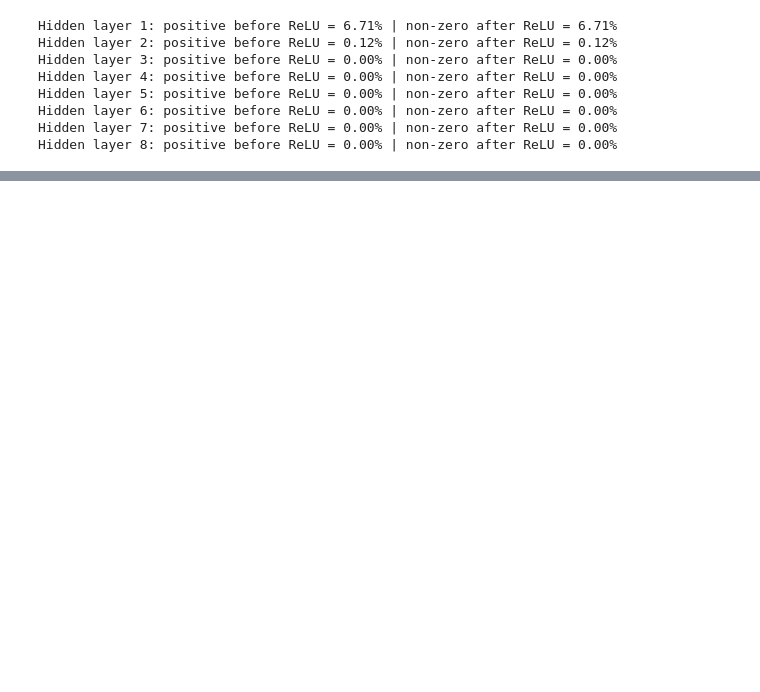
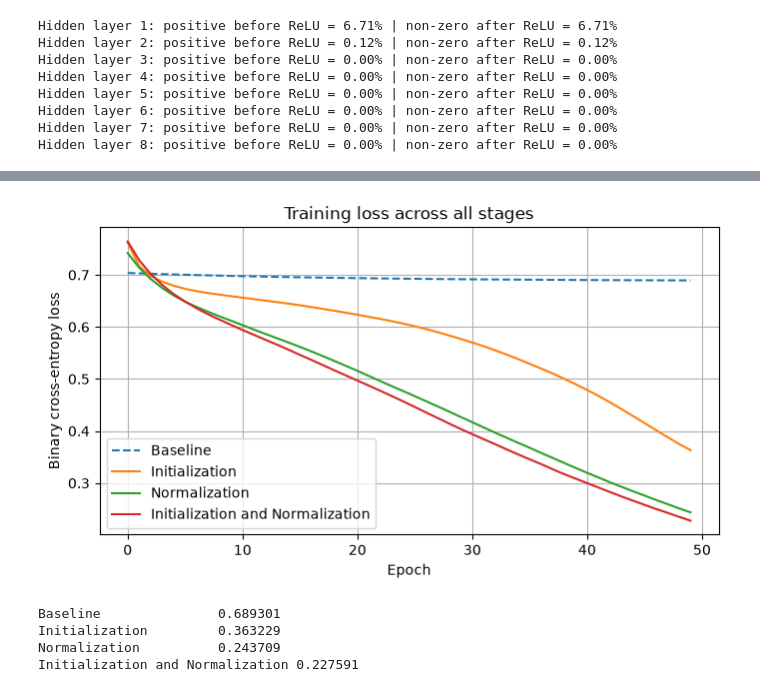
Before and after one commit to dancmartin11/aigc-5500-lab-02-making-training-work, a Jupyter notebook: daniel_alejandro_castillo_martin_LAB2.ipynb, the cells around one changed output, grey strips where cells are left out. Drawn from its saved outputs; the diff is of its cells as text; code cells hidden in the pictures; blank space fills up the shorter version.

Commit message:
2026-09-27 Added stages 1, 2 and 3 solutions.

```diff
--- a/daniel_alejandro_castillo_martin_LAB2.ipynb
+++ b/daniel_alejandro_castillo_martin_LAB2.ipynb
@@ -182,0 +432,18 @@ Hidden layer 8: positive before ReLU = 0.00% | non-zero after ReLU = 0.00%
+# %%
+# Set manual seeds for reproducibility
+torch.manual_seed(0)
+
+# Initialize combined model
+combined_model = NormalizedBrokenNet()
+
+# Initialize weights and biases
+with torch.no_grad():
+    for layer in combined_model.hidden:
+        nn.init.kaiming_normal_(layer.weight, mode = 'fan_in', nonlinearity = 'relu')
+        nn.init.zeros_(layer.bias)
+
+# Set model to training mode
+combined_model.train()
+
+# Initialize optimizer
+combined_optimizer = torch.optim.SGD(combined_model.parameters(), lr = 0.1)
@@ -182,0 +519,33 @@ Hidden layer 8: positive before ReLU = 0.00% | non-zero after ReLU = 0.00%
+# %%
+# Plot loss curve for combined model
+plt.figure(figsize = (8, 4))
+plt.plot(baseline_losses, label='Baseline', linestyle = '--')
+plt.plot(initialization_losses, label = 'Initialization')
+plt.plot(normalization_losses, label='Normalization')
+plt.plot(combined_losses, label = 'Initialization and Normalization')
+
+# Plot customizations
+plt.xlabel('Epoch')
+plt.ylabel('Binary cross-entropy loss')
+plt.title('Training loss across all stages')
+plt.legend()
+plt.grid()
+plt.show()
+
+# Print final loss
+final_losses = {
+    'Baseline': baseline_losses[-1],
+    'Initialization': initialization_losses[-1],
+    'Normalization': normalization_losses[-1],
+    'Initialization and Normalization': combined_losses[-1]
+    }
+
+# Print final loss
+for stage, final_loss in final_losses.items():
+    print(f"{stage:<22} {round(final_loss, 6)}")
+# %% [output]
+[figure, added]
+Baseline               0.689301
+Initialization         0.363229
+Normalization          0.243709
+Initialization and Normalization 0.227591
```
Also changed, not shown: parts of 27 cells of this notebook, 1 other file.
